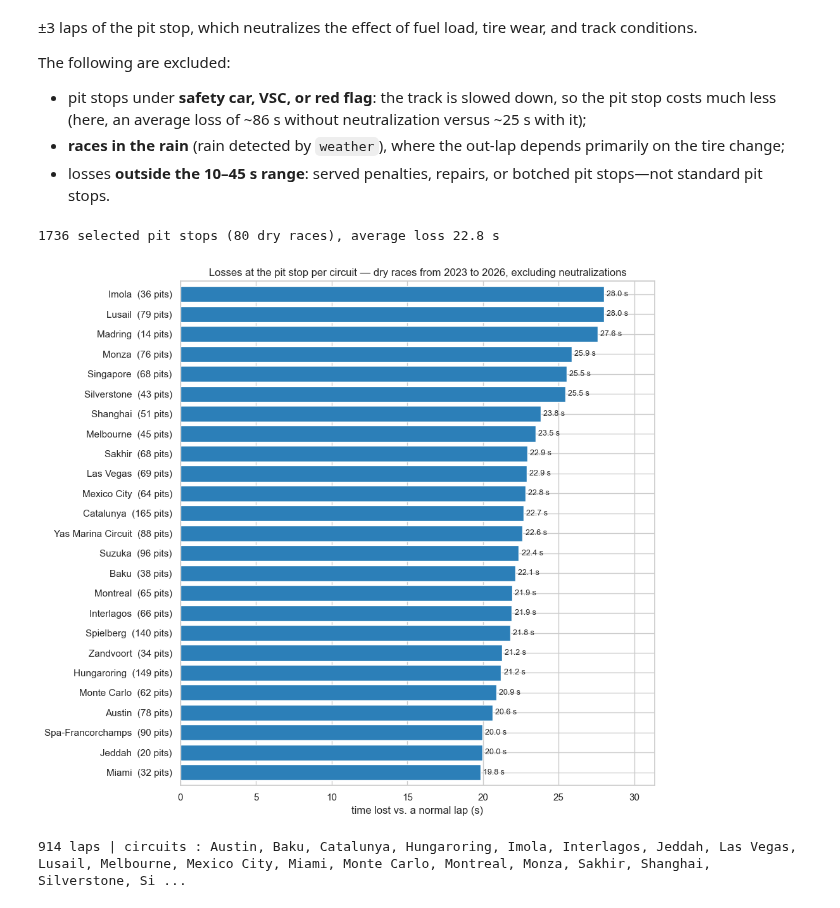
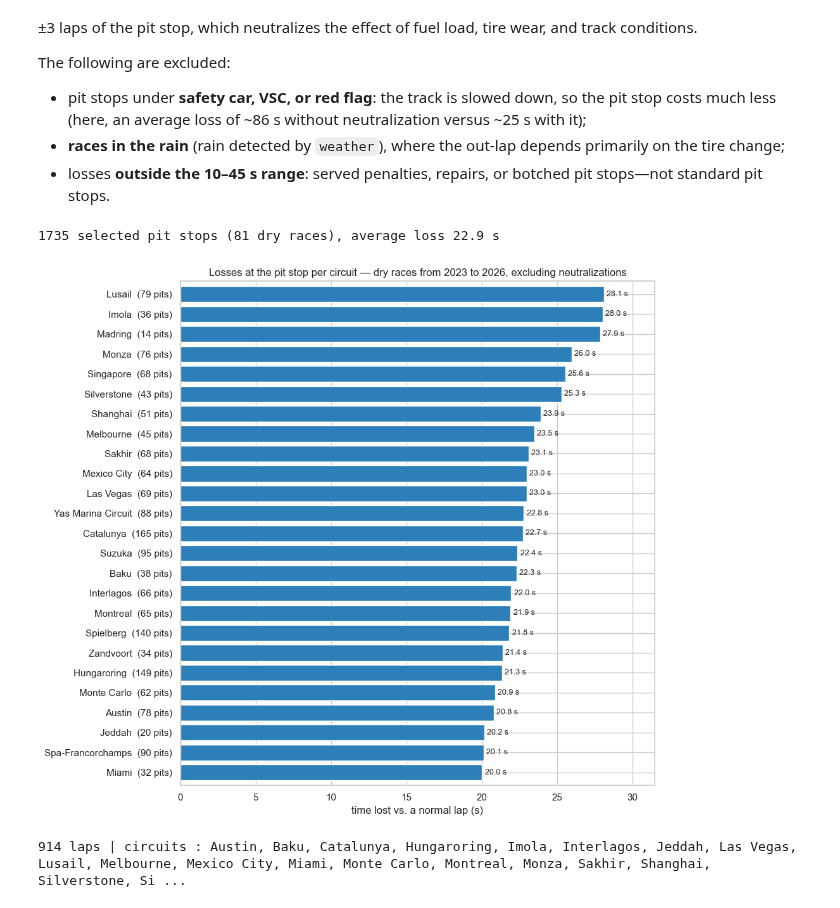
Before and after one commit to NathanLeDev/formula1-stint-optimizer, a Jupyter notebook: app/data-viz.ipynb, the cells around one changed output. Saved outputs shown, nothing was run; the diff lists cells and outputs as text; code cells hidden in the pictures.

```diff
--- a/app/data-viz.ipynb
+++ b/app/data-viz.ipynb
@@ -330,7 +334,7 @@ neutral = {(r.session_key, l) for r in sc[sc["start"]].itertuples()
 entry = set(zip(raw_stops.session_key, raw_stops.driver_number, raw_stops.lap_number))
 keys = pd.Series(list(zip(every_laps.session_key, every_laps.driver_number, every_laps.lap_number)),
                  index=every_laps.index)
-clean = every_laps[every_laps["lap_duration"].notna() & ~every_laps["is_pit_out_lap"] & ~keys.isin(every_laps)]
+clean = every_laps[every_laps["lap_duration"].notna() & ~every_laps["is_pit_out_lap"] & ~keys.isin(entry)]
 clean = clean[clean["lap_duration"]
                   <= 1.10 * clean.groupby("session_key")["lap_duration"].transform("min")]
 
@@ -338,35 +342,35 @@ clean = clean[clean["lap_duration"]
 chrono = every_laps.set_index(["session_key", "driver_number", "lap_number"])["lap_duration"]
 pit = raw_stops[raw_stops["session_key"].isin(dry["session_key"])][
     ["session_key", "driver_number", "lap_number"]]
 pit = pit[[(k, l) not in neutral and (k, l + 1) not in neutral
                  for k, l in zip(pit.session_key, pit.lap_number)]].reset_index(drop=True)
 pit["pit"] = pit.index
 pit["t_in"] = [chrono.get(i) for i in zip(pit.session_key, pit.driver_number, pit.lap_number)]
 pit["t_out"] = [chrono.get(i) for i in zip(pit.session_key, pit.driver_number, pit.lap_number + 1)]
 
 ref = (pit.merge(clean[["session_key", "driver_number", "lap_number", "lap_duration"]],
                     on=["session_key", "driver_number"], suffixes=("", "_r"))
        .query("abs(lap_number_r - lap_number) <= 3")
        .groupby("pit")["lap_duration"].agg(["median", "size"]))
 pit = pit.join(ref, on="pit")
 pit["loss"] = pit["t_in"] + pit["t_out"] - 2 * pit["median"]
 
 selected = pit[(pit["size"] >= 2) & pit["loss"].between(10, 45)].assign(
     circuit=lambda d: d["session_key"].map(races.set_index("session_key")["circuit_short_name"]))
 loss = selected.groupby("circuit")["loss"].agg(["mean", "count"]).sort_values("mean")
 print(f"{len(selected)} selected pit stops ({len(dry)} dry races), "
       f"average loss {selected['loss'].mean():.1f} s")
 
 fig, ax = plt.subplots(figsize=(10, 9))
 loss["mean"].rename(lambda c: f"{c}  ({loss.loc[c, 'count']} pits)").plot.barh(
     ax=ax, width=0.8, color="#2c7fb8")
 ax.bar_label(ax.containers[0], fmt="%.1f s", padding=3, fontsize=9)
 ax.set(title="Losses at the pit stop per circuit — dry races from 2023 to 2026, excluding neutralizations",
        xlabel="time lost vs. a normal lap (s)", ylabel="", xlim=(0, loss["mean"].max() * 1.12))
 fig.tight_layout()
 # %% [output]
-1736 selected pit stops (80 dry races), average loss 22.8 s
+1735 selected pit stops (81 dry races), average loss 22.9 s
-[figure, old version]
+[figure, new version]
 # %%
 # 8. Fuel degradation corrected, one lap at a time.
 # The tank empties by about 1.8 kg per lap, and 10 kg costs ~0.3 s: we remove this
```
Also changed, not shown: parts of 5 cells of this notebook.
